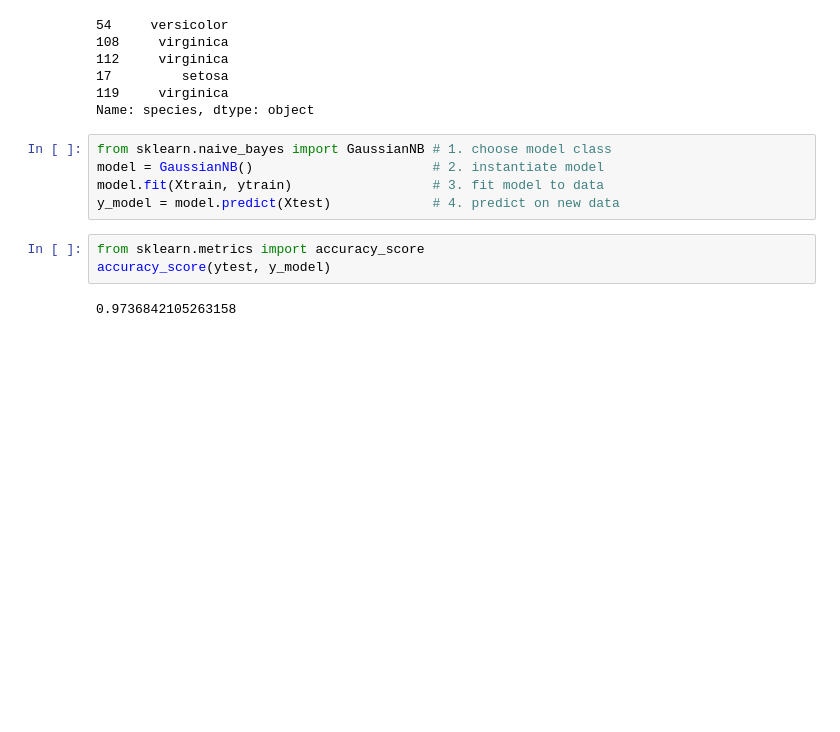
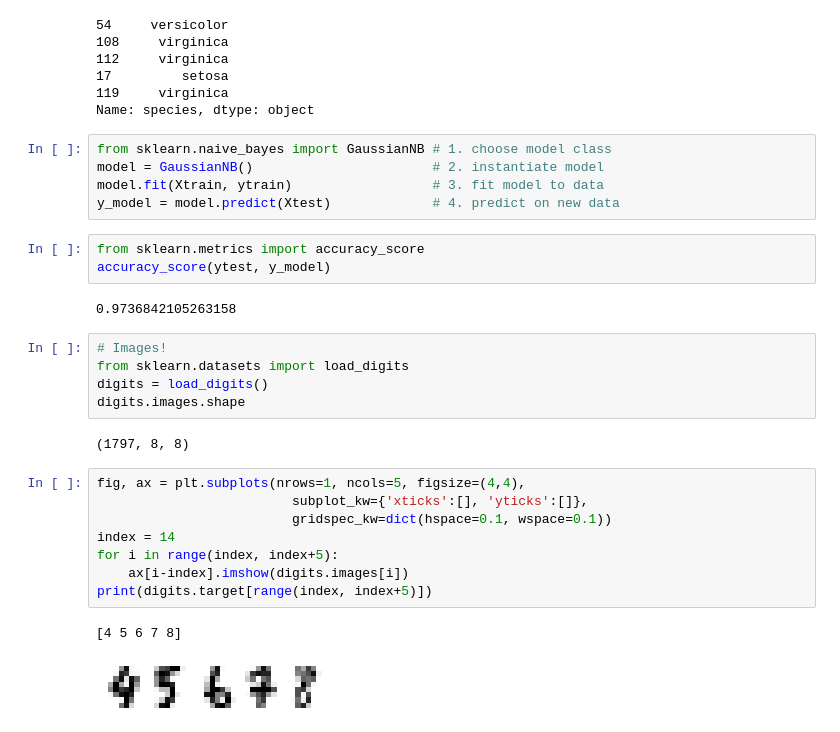
Before and after one commit to BenjaminPhillips22/Python-Data-Science-Handbook, a Jupyter notebook: Machine Learning.ipynb, the cells around one changed output. Drawn from its saved outputs; the diff is of its cells as text; blank space fills up the shorter version.

```diff
--- a/Machine Learning.ipynb
+++ b/Machine Learning.ipynb
@@ -69,3 +69,21 @@ from sklearn.metrics import accuracy_score
 accuracy_score(ytest, y_model)
 # %% [output]
 0.9736842105263158
+# %%
+# Images!
+from sklearn.datasets import load_digits
+digits = load_digits()
+digits.images.shape
+# %% [output]
+(1797, 8, 8)
+# %%
+fig, ax = plt.subplots(nrows=1, ncols=5, figsize=(4,4),
+                         subplot_kw={'xticks':[], 'yticks':[]},
+                         gridspec_kw=dict(hspace=0.1, wspace=0.1))
+index = 14
+for i in range(index, index+5):
+    ax[i-index].imshow(digits.images[i])
+print(digits.target[range(index, index+5)])
+# %% [output]
+[4 5 6 7 8]
+[figure, added]
```
Also changed, not shown: parts of 4 cells of this notebook.
